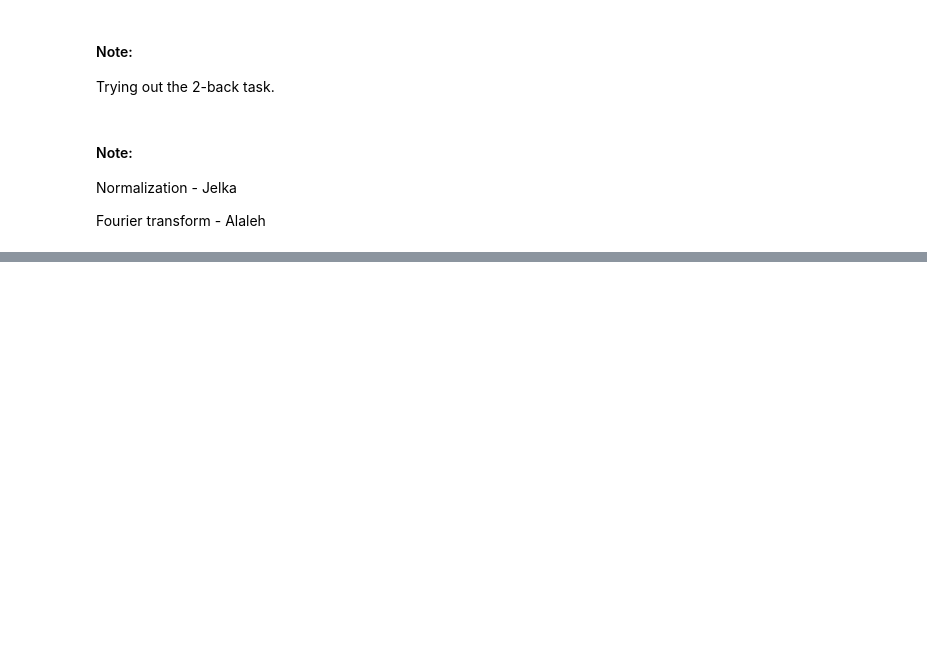
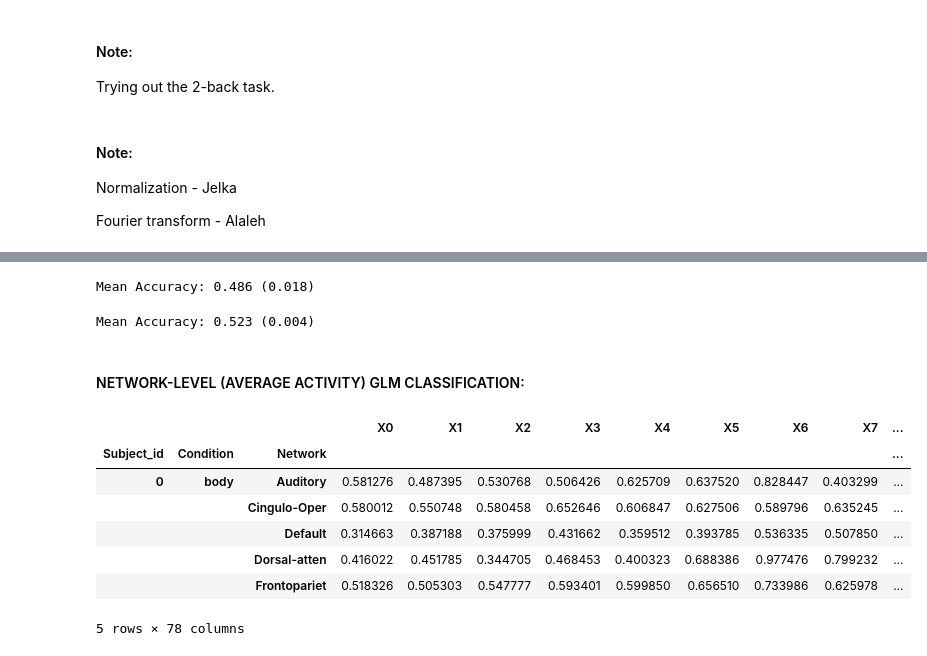
Before and after one commit to pinakm9/NMA, a Jupyter notebook: garbage/fMRI_analysis_NMA_Classifiers.ipynb, the cells around one changed output, grey strips where cells are left out. Drawn from its saved outputs; the diff is of its cells as text; code cells hidden in the pictures; blank space fills up the shorter version.

```diff
--- a/garbage/fMRI_analysis_NMA_Classifiers.ipynb
+++ b/garbage/fMRI_analysis_NMA_Classifiers.ipynb
@@ -850,0 +927,32 @@ X_0back_full.to_csv("/Users/jelkastojanov/Downloads/Zero_back_task_NMA.csv")
+# %%
+# Evaluate the model and collect the scores - Visual 1
+n_scores_V1_ROI_z = cross_val_score(model, Visual1_z.iloc[:, 4:82], Visual1_z.iloc[:, 0], scoring='accuracy', cv=cv, n_jobs=-1)
+
+# Report the model performance (M = 0.486, SD = 0.018)
+print('Mean Accuracy: %.3f (%.3f)' % (np.mean(n_scores_V1_ROI_z), np.std(n_scores_V1_ROI_z)))
+# %% [output]
+Mean Accuracy: 0.486 (0.018)
+# %%
+# Evaluate the model and collect the scores - Visual 2
+n_scores_V2_ROI_z = cross_val_score(model, Visual2_z.iloc[:, 4:82], Visual2_z.iloc[:, 0], scoring='accuracy', cv=cv, n_jobs=-1)
+
+# Report the model performance (M = 0.523, SD = 0.004)
+print('Mean Accuracy: %.3f (%.3f)' % (np.mean(n_scores_V2_ROI_z), np.std(n_scores_V2_ROI_z)))
+# %% [output]
+Mean Accuracy: 0.523 (0.004)
+# %% [markdown]
+#### NETWORK-LEVEL (AVERAGE ACTIVITY) GLM CLASSIFICATION:
+# %%
+WM_0back_z_net = WM_0back_z.groupby(['Subject_id', 'Condition', 'Network']).mean()
+WM_2back_z_net = WM_2back_z.groupby(['Subject_id', 'Condition', 'Network']).mean()
+# %%
+WM_0back_z_net.head()
+# %% [output]
+|  |  |  | X0 | X1 | X2 | X3 | X4 | X5 | X6 | X7 | ... |
+| Subject_id | Condition | Network |  |  |  |  |  |  |  |  | ... |
+| 0 | body | Auditory | 0.581276 | 0.487395 | 0.530768 | 0.506426 | 0.625709 | 0.637520 | 0.828447 | 0.403299 | ... |
+|  |  | Cingulo-Oper | 0.580012 | 0.550748 | 0.580458 | 0.652646 | 0.606847 | 0.627506 | 0.589796 | 0.635245 | ... |
+|  |  | Default | 0.314663 | 0.387188 | 0.375999 | 0.431662 | 0.359512 | 0.393785 | 0.536335 | 0.507850 | ... |
+|  |  | Dorsal-atten | 0.416022 | 0.451785 | 0.344705 | 0.468453 | 0.400323 | 0.688386 | 0.977476 | 0.799232 | ... |
+|  |  | Frontopariet | 0.518326 | 0.505303 | 0.547777 | 0.593401 | 0.599850 | 0.656510 | 0.733986 | 0.625978 | ... |
+5 rows × 78 columns
```
Also changed, not shown: parts of 22 cells of this notebook, 2 other files.
